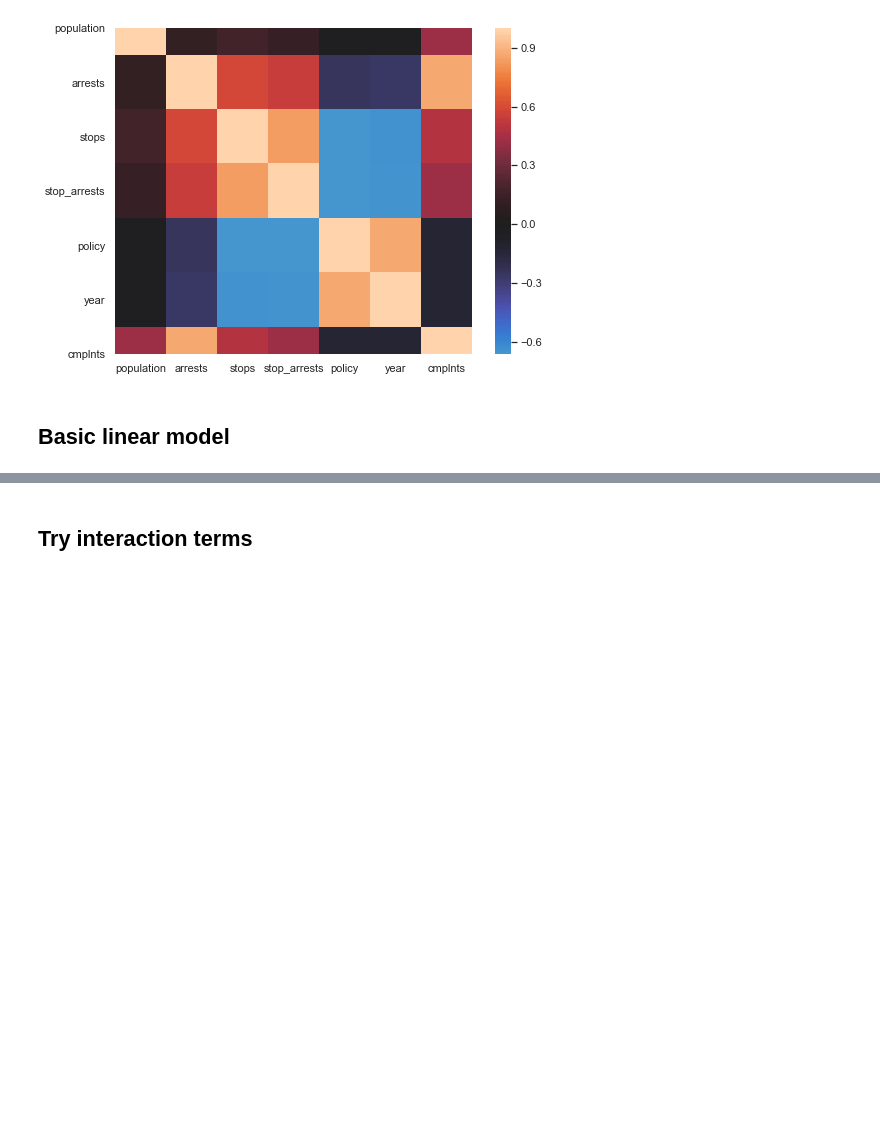
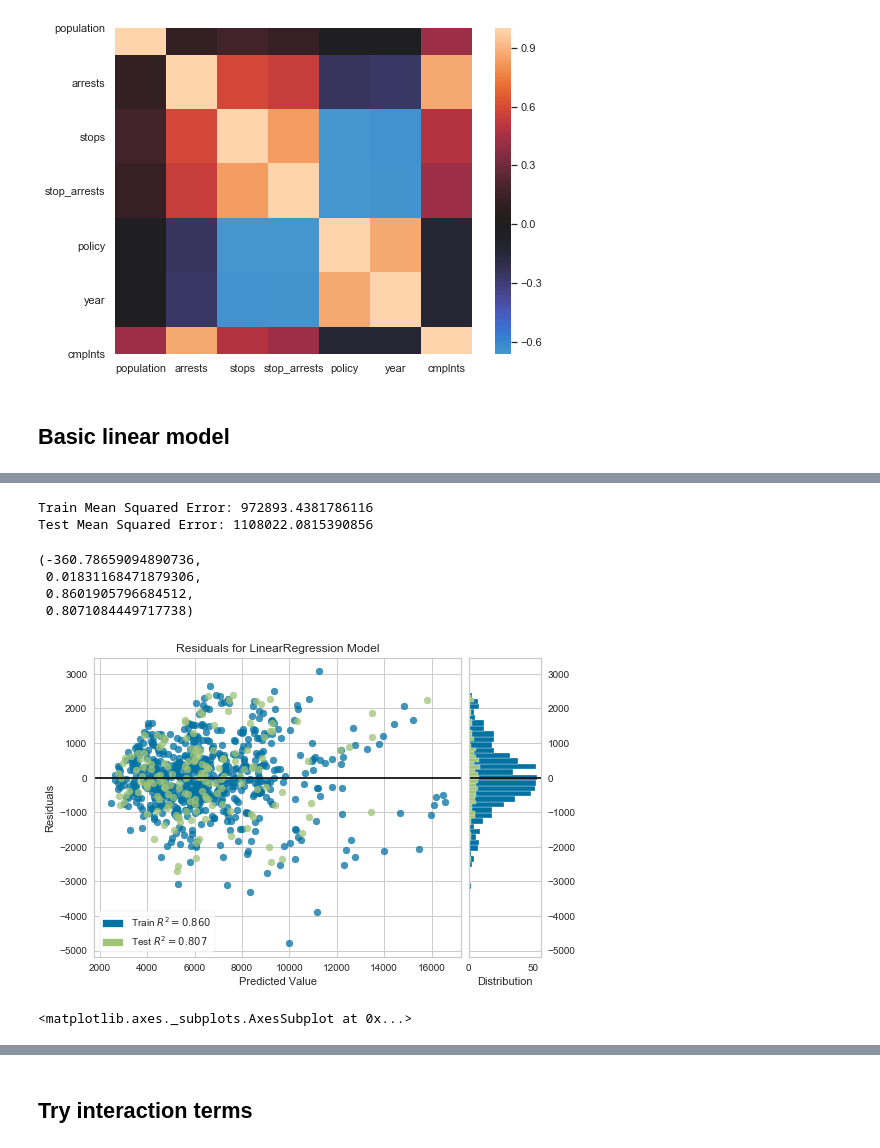
Before and after one commit to anilca-lab/FIS-Mod4-Project, a Jupyter notebook: brad_modeling.ipynb, the cells around one changed output, grey strips where cells are left out. Cells and saved outputs as stored; diff of their text form; code cells hidden in the pictures; blank space fills up the shorter version.

```diff
--- a/brad_modeling.ipynb
+++ b/brad_modeling.ipynb
@@ -126,0 +147,4 @@ strong multicollinearity or other numerical problems.
+# %%
+x_vars = ['population','nonstop_arrestrate']
+results = dm.run_ols(df, x_vars, 'crimerate')
+results['result'].summary()
@@ -126,0 +174,4 @@ strong multicollinearity or other numerical problems.
+# %%
+x_vars = ['nonstop_arrestrate']
+results = dm.run_ols(df, x_vars, 'crimerate')
+results['result'].summary()
@@ -126,0 +198,34 @@ strong multicollinearity or other numerical problems.
+# %%
+X_train = results['data']['X_train'].copy()
+X_test = results['data']['X_test'].copy()
+y_train = results['data']['y_train']
+y_test = results['data']['y_test']
+linreg = LinearRegression()
+linreg.fit(X_train, y_train)
+y_hat_train = linreg.predict(X_train)
+y_hat_test = linreg.predict(X_test)
+from sklearn.metrics import mean_squared_error
+
+train_mse = mean_squared_error(y_train, y_hat_train)
+test_mse = mean_squared_error(y_test, y_hat_test)
+print('Train Mean Squared Error:', train_mse)
+print('Test Mean Squared Error:', test_mse)
+# %% [output]
+Train Mean Squared Error: 972893.4381786116
+Test Mean Squared Error: 1108022.0815390856
+# %%
+linreg.intercept_, linreg.coef_[0], linreg.score(X_train,y_train), linreg.score(X_test, y_test)
+# %% [output]
+(-360.78659094890736,
+ 0.01831168471879306,
+ 0.8601905796684512,
+ 0.8071084449717738)
+# %%
+from yellowbrick.regressor import ResidualsPlot
+visualizer = ResidualsPlot(LinearRegression())
+visualizer.fit(X_train, y_train)  # Fit the training data to the visualizer
+visualizer.score(X_test, y_test)  # Evaluate the model on the test data
+visualizer.show()
+# %% [output]
+[figure, added]
+<matplotlib.axes._subplots.AxesSubplot at 0x...>
```
Also changed, not shown: parts of 34 cells of this notebook, 1 other file.
